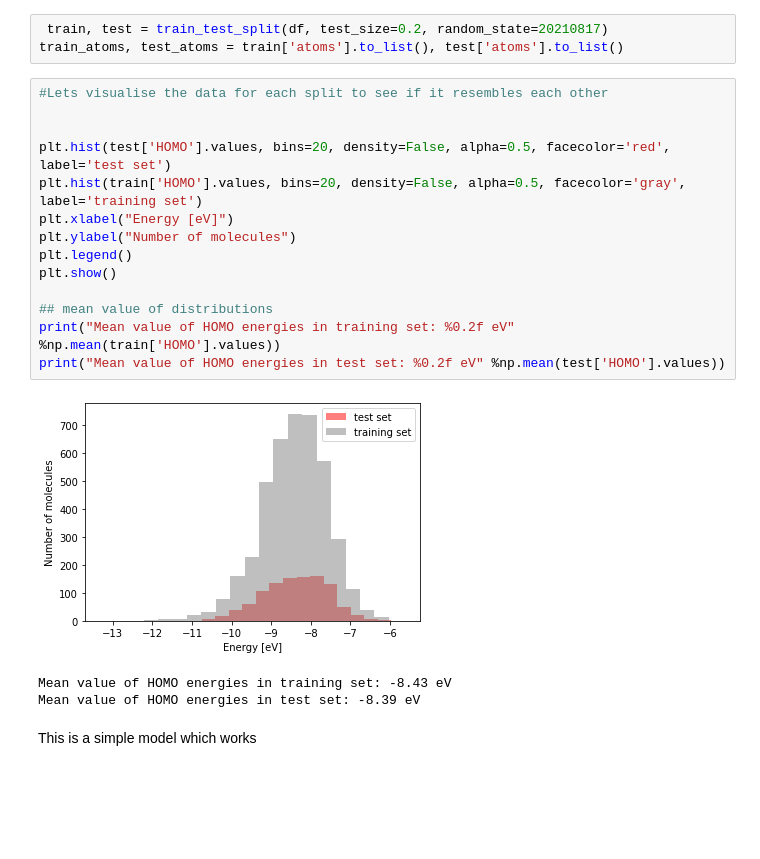
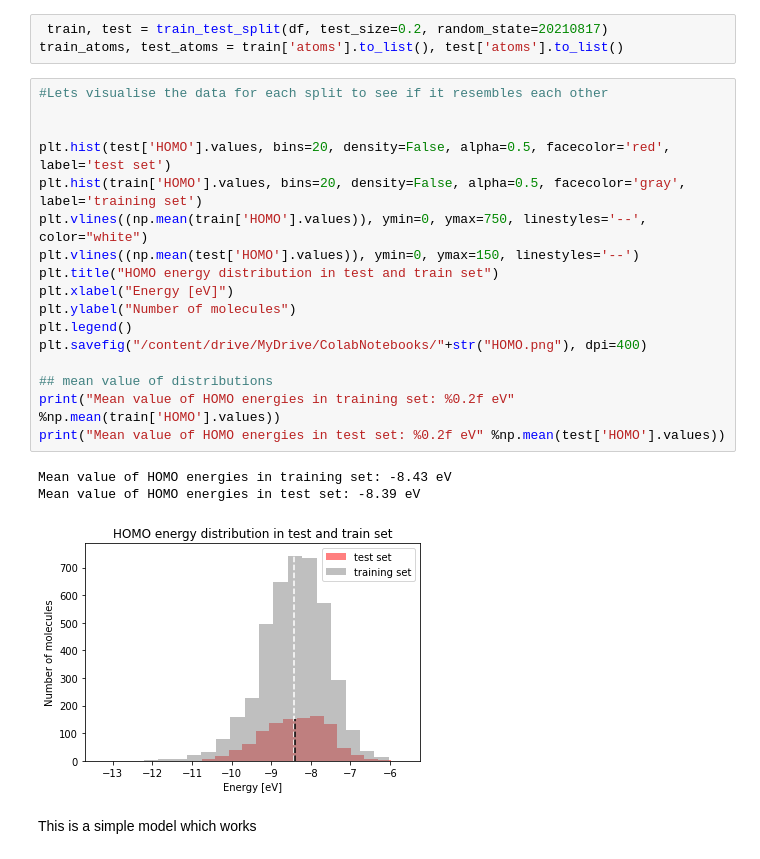
Before and after one commit to billalsohail/ML4MC, a Jupyter notebook: Coulomb_matrix_representation.ipynb, the cells around one changed output. Drawn from its saved outputs; the diff is of its cells as text; blank space fills up the shorter version.

```diff
--- a/Coulomb_matrix_representation.ipynb
+++ b/Coulomb_matrix_representation.ipynb
@@ -176,21 +176,24 @@ train_atoms, test_atoms = train['atoms'].to_list(), test['atoms'].to_list()
 # %%
 #Lets visualise the data for each split to see if it resembles each other
 
 
 plt.hist(test['HOMO'].values, bins=20, density=False, alpha=0.5, facecolor='red', label='test set')
 plt.hist(train['HOMO'].values, bins=20, density=False, alpha=0.5, facecolor='gray', label='training set')
+plt.vlines((np.mean(train['HOMO'].values)), ymin=0, ymax=750, linestyles='--', color="white")
+plt.vlines((np.mean(test['HOMO'].values)), ymin=0, ymax=150, linestyles='--')
+plt.title("HOMO energy distribution in test and train set")
 plt.xlabel("Energy [eV]")
 plt.ylabel("Number of molecules")
 plt.legend()
-plt.show()
+plt.savefig("/content/drive/MyDrive/ColabNotebooks/"+str("HOMO.png"), dpi=400)
 
 ## mean value of distributions
 print("Mean value of HOMO energies in training set: %0.2f eV" %np.mean(train['HOMO'].values))
 print("Mean value of HOMO energies in test set: %0.2f eV" %np.mean(test['HOMO'].values))
 # %% [output]
+Mean value of HOMO energies in training set: -8.43 eV
+Mean value of HOMO energies in test set: -8.39 eV
-[figure, old version]
+[figure, new version]
-Mean value of HOMO energies in training set: -8.43 eV
-Mean value of HOMO energies in test set: -8.39 eV
 # %% [markdown]
 This is a simple model which works
 # %%
```
Also changed, not shown: parts of 2 cells of this notebook.
